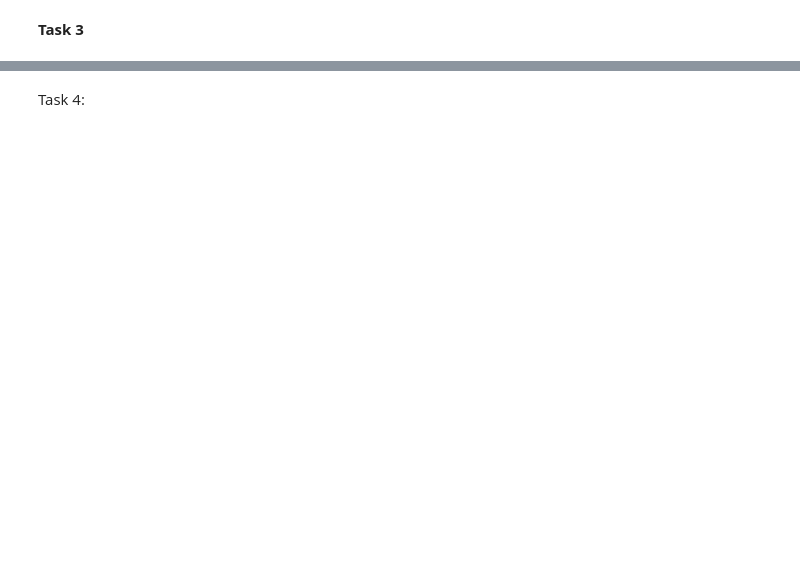
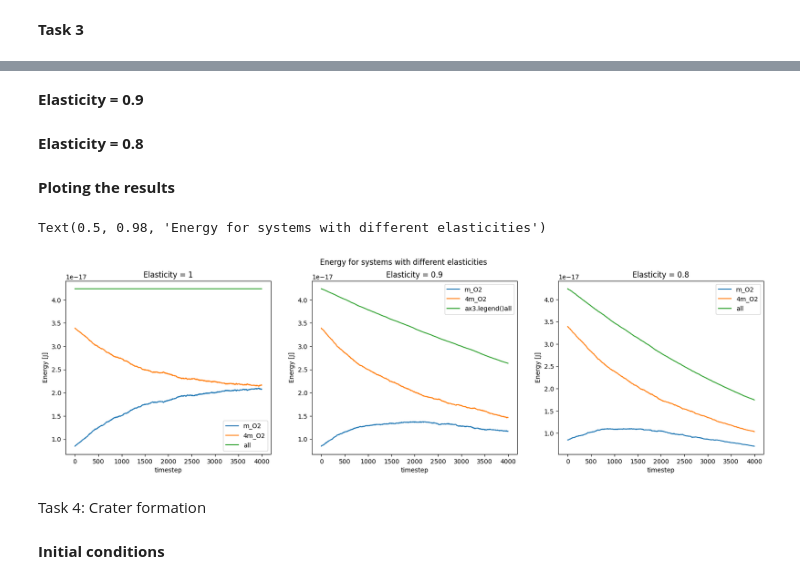
Before and after one commit to malanmyri/Event-Driven-Motion, a Jupyter notebook: Assignment 1.ipynb, the cells around one changed output, grey strips where cells are left out. Cells and saved outputs as stored; diff of their text form; code cells hidden in the pictures; blank space fills up the shorter version.

```diff
--- a/Assignment 1.ipynb
+++ b/Assignment 1.ipynb
@@ -371,2 +202,57 @@ plt.show()
+# %%
+elasticity=1
+system_e_1 = system(num_particles, elasticity,x_b, y_b,mean_velocity,mass,radius, tc= 0)     # Initializing the system
+system_e_1.uniform_particles()                                                               # Putting the particles in the box with a uniform distribution
+system_e_1.find_collisions()
+avg_mO2_e_1, avg_4mO2_e_1, avg_all_e_1 = system_e_1.calculating_the_energy(number_of_updates= 4000, m_O2 = m_O2 ,average_max = 0.001, stopping_condition = 10)
+# %% [markdown]
+**Elasticity = 0.9**
+# %%
+elasticity=0.9
+system_e_09 = system(num_particles, elasticity,x_b, y_b,mean_velocity,mass,radius, tc= 0)     # Initializing the system
+system_e_09.uniform_particles()                                                               # Putting the particles in the box with a uniform distribution
+system_e_09.find_collisions()
+avg_mO2_e_09, avg_4mO2_e_09, avg_all_e_09 = system_e_09.calculating_the_energy(number_of_updates= 4000, m_O2 = m_O2 ,average_max = 0.001, stopping_condition = 10)
+# %% [markdown]
+**Elasticity = 0.8**
+# %%
+elasticity=0.8
+system_e_08 = system(num_particles, elasticity,x_b, y_b,mean_velocity,mass,radius, tc= 0)     # Initializing the system
+system_e_08.uniform_particles()                                                               # Putting the particles in the box with a uniform distribution
+system_e_08.find_collisions()
+avg_mO2_e_08, avg_4mO2_e_08, avg_all_e_08 = system_e_08.calculating_the_energy(number_of_updates= 4000, m_O2 = m_O2 ,average_max = 0.001, stopping_condition = 10)
+# %% [markdown]
+**Ploting the results**
+# %%
+fig, (ax1,ax2,ax3) = plt.subplots(1,3,figsize = (20,5))
+
+ax1.set_title("Elasticity = 1")
+ax1.plot(avg_mO2_e_1, label = "m_O2")
+ax1.plot(avg_4mO2_e_1, label = "4m_O2")
+ax1.plot(avg_all_e_1, label = "all")
+ax1.set_xlabel("timestep")
+ax1.set_ylabel("Energy [J]")
+ax1.legend()
+
+ax2.set_title("Elasticity = 0.9")
+ax2.plot(avg_mO2_e_09, label = "m_O2")
+ax2.plot(avg_4mO2_e_09, label = "4m_O2")
+ax2.plot(avg_all_e_09, label = "ax3.legend()all")
+ax2.set_xlabel("timestep")
+ax2.set_ylabel("Energy [J]")
+ax2.legend()
+
+ax3.set_title("Elasticity = 0.8")
+ax3.plot(avg_mO2_e_08, label = "m_O2")
+ax3.plot(avg_4mO2_e_08, label = "4m_O2")
+ax3.plot(avg_all_e_08, label = "all")
+ax3.set_xlabel("timestep")
+ax3.set_ylabel("Energy [J]")
+ax3.legend()
+
+fig.suptitle("Energy for systems with different elasticities")
+# %% [output]
+Text(0.5, 0.98, 'Energy for systems with different elasticities')
+[figure, added]
 # %% [markdown]
-Task 4:
+Task 4: Crater formation
@@ -391,0 +259,2 @@ x_list,y_list,vx_list,vy_list= evolution(system_4,300)
+# %% [markdown]
+**Initial conditions**
```
Also changed, not shown: parts of 57 cells of this notebook, 4 other files.
